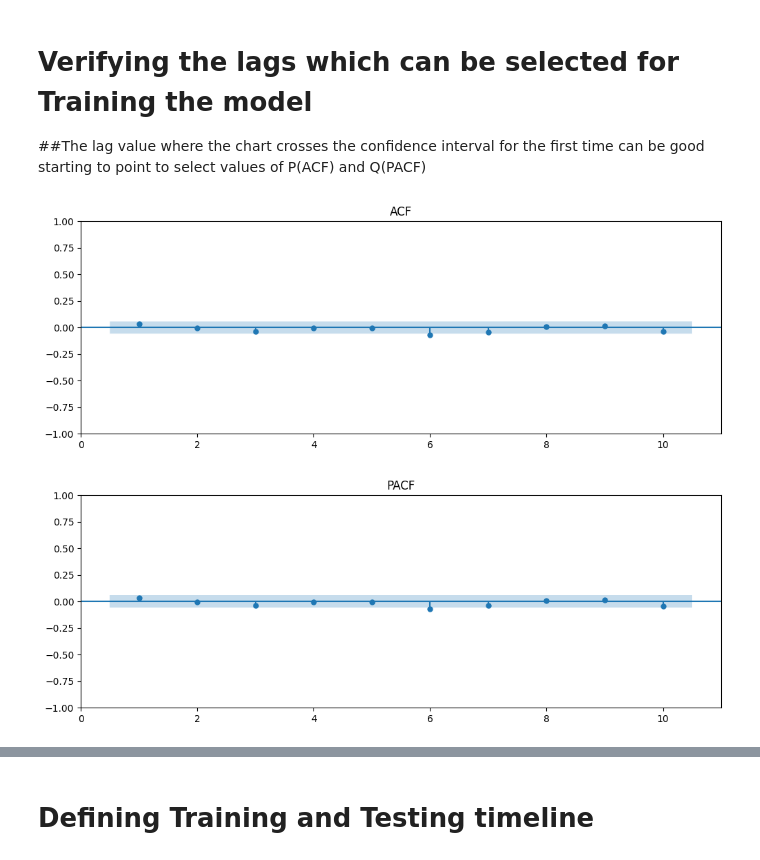
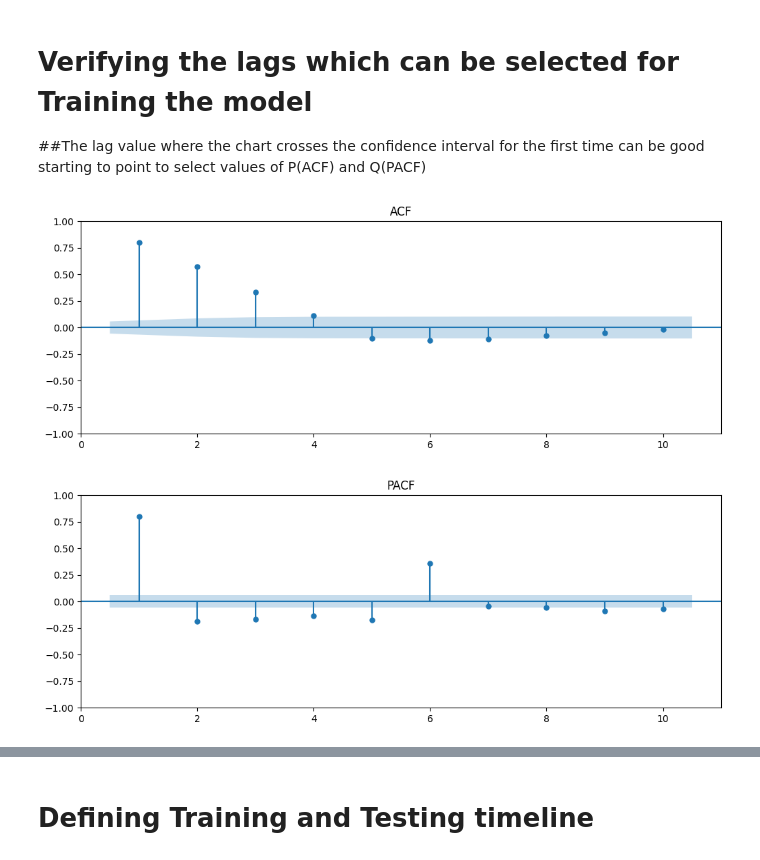
Before and after one commit to pravin-raut/MachineLearning, a Jupyter notebook: dissertation/Currency_Forecast_v2.ipynb, the cells around one changed output, grey strips where cells are left out. Cells and saved outputs as stored; diff of their text form; code cells hidden in the pictures.

```diff
--- a/dissertation/Currency_Forecast_v2.ipynb
+++ b/dissertation/Currency_Forecast_v2.ipynb
@@ -81,5 +76,6 @@ df_USD_EUR=df_USD_EUR.asfreq('b')
 df_USD_EUR.Close=df_USD_EUR.Close.fillna(method='bfill')
 df_USD_EUR['Original_USD_EUR_Price']=df_USD_EUR[['Close']]
 df_USD_EUR=df_USD_EUR[['Original_USD_EUR_Price']]
+df_USD_EUR['Original_USD_EUR_Price_MA_5'] = df_USD_EUR['Original_USD_EUR_Price'].rolling(window=5,min_periods=1).mean()
 df_USD_EUR
 # %% [output]
@@ -164,8 +155,8 @@ def plot_pacf_values(data, lags):
 # Verifying the lags which can be selected for Training the model
 ##The lag value where the chart crosses the confidence interval for the first time can be good starting to point to select values of P(ACF) and Q(PACF)
 # %%
-plot_acf_values(df_USD_EUR['Original_USD_EUR_Price'].diff(1),10)
-plot_pacf_values(df_USD_EUR['Original_USD_EUR_Price'].diff(1),10)
+plot_acf_values(df_USD_EUR['Original_USD_EUR_Price_MA_5'].diff(1),10)
+plot_pacf_values(df_USD_EUR['Original_USD_EUR_Price_MA_5'].diff(1),10)
 # %% [output]
-[figure, old version]
+[figure, new version]
-[figure, old version]
+[figure, new version]
```
Also changed, not shown: parts of 30 cells of this notebook.
